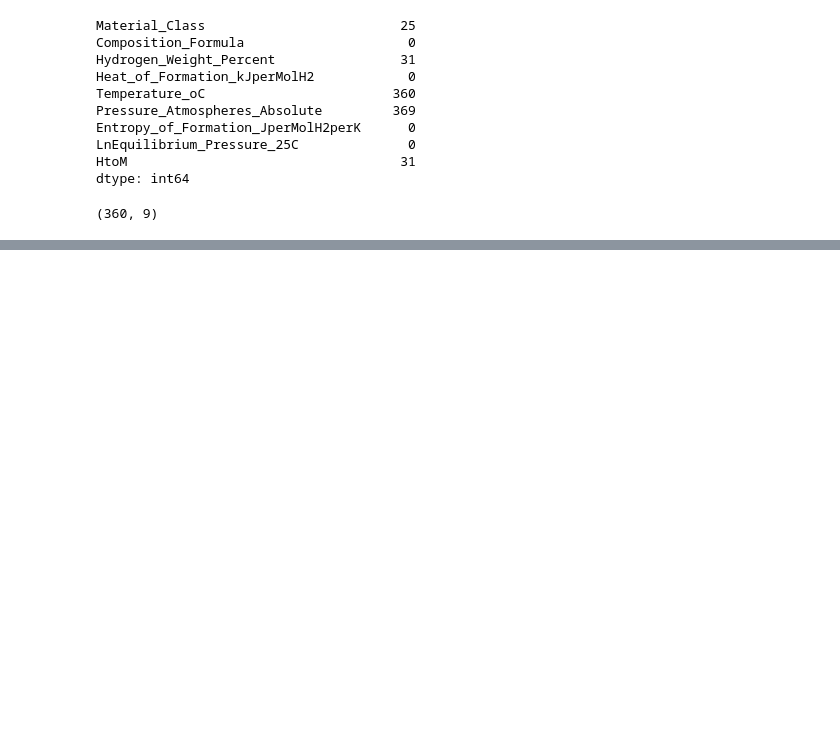
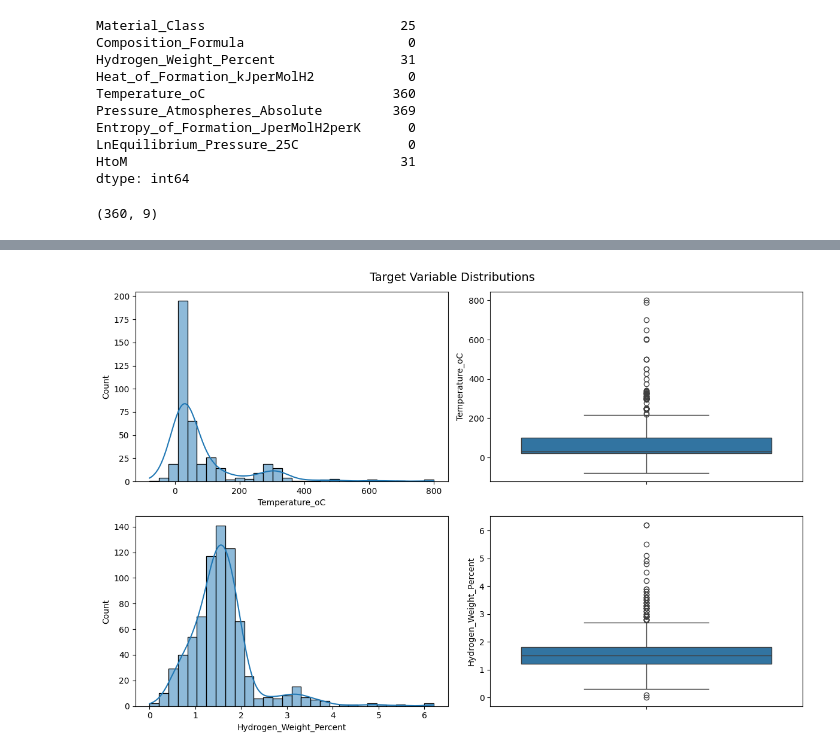
Before and after one commit to giulia-balducci/hydride-property-prediction, a Jupyter notebook: notebooks/02_eda.ipynb, the cells around one changed output, grey strips where cells are left out. Cells and saved outputs as stored; diff of their text form; code cells hidden in the pictures; blank space fills up the shorter version.

Commit message:
02_eda: target distributions analysis, sign convention note, and text fixes

```diff
--- a/notebooks/02_eda.ipynb
+++ b/notebooks/02_eda.ipynb
@@ -144,0 +163,17 @@ Routes to follow:
+# %%
+# Dropping the NaNs in both target variables
+temp = df['Temperature_oC'].dropna()
+hwp = df['Hydrogen_Weight_Percent'].dropna()
+
+# Plotting the histogram+KDE and boxplot for each target variable
+fig, axes = plt.subplots(2, 2, figsize=(12, 8))
+fig.suptitle('Target Variable Distributions', fontsize=14)
+sns.histplot(temp, bins=30, kde=True, ax=axes[0, 0])
+sns.boxplot(y=temp, ax=axes[0, 1])
+sns.histplot(hwp, bins=30, kde=True, ax=axes[1, 0])
+sns.boxplot(y=hwp, ax=axes[1, 1])
+plt.tight_layout()
+plt.savefig('../results/target_distributions.png', dpi=150, bbox_inches='tight')
+plt.show()
+# %% [output]
+[figure, added]
```
Also changed, not shown: parts of 7 cells of this notebook, 1 other file.
